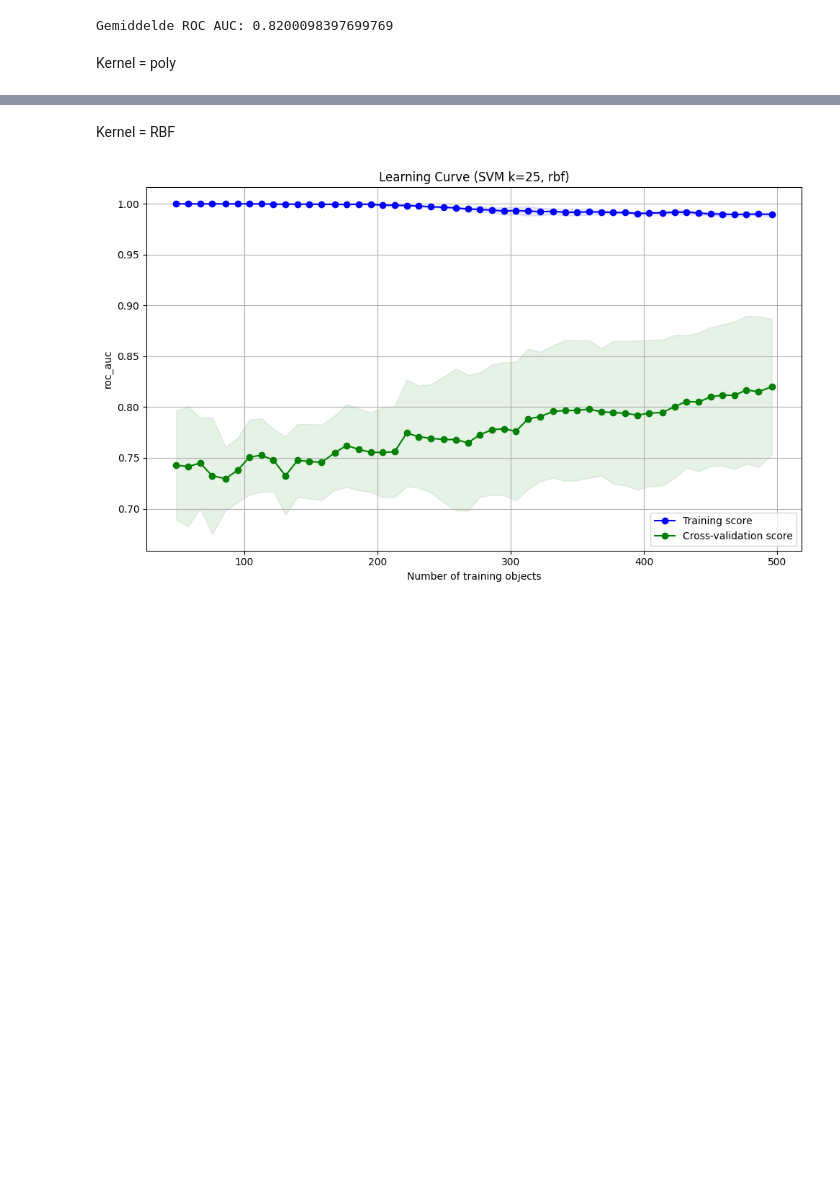
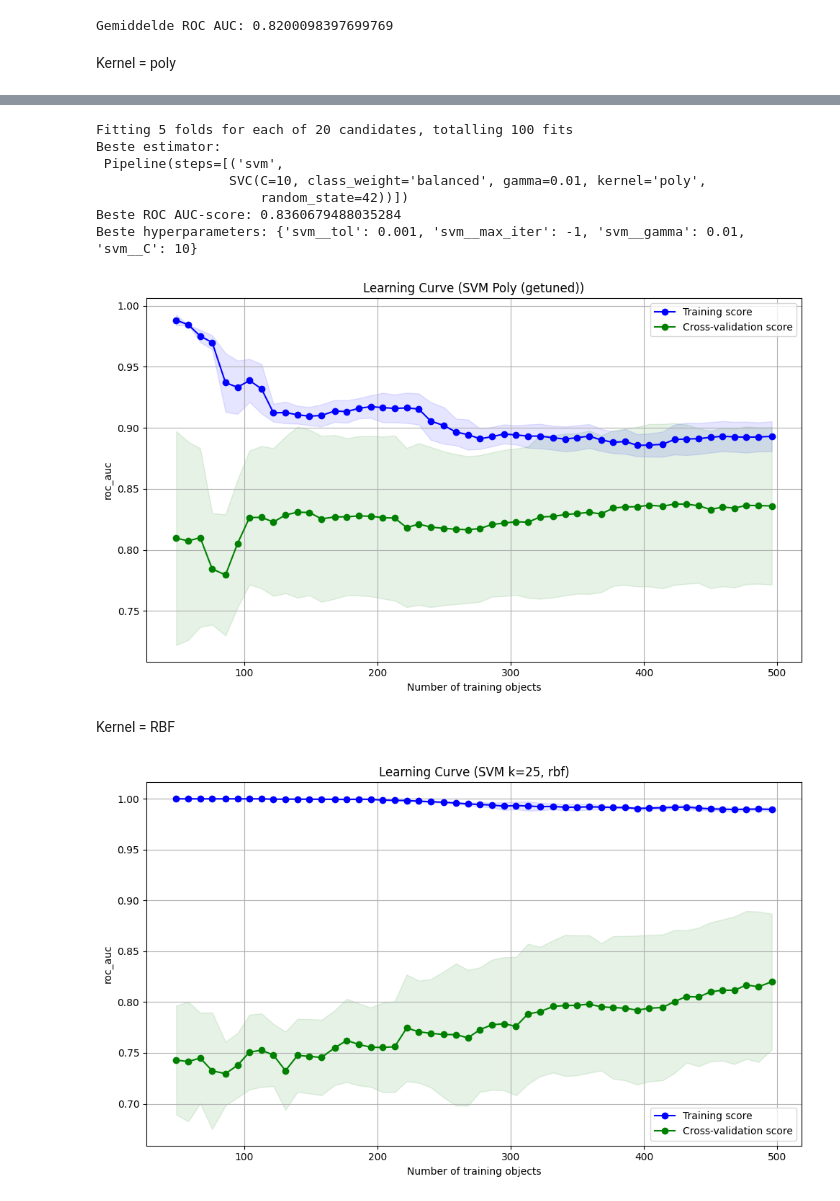
Before and after one commit to mjmklep/Machine-Learning-Group-8, a Jupyter notebook: basic_SVM.ipynb, the cells around one changed output, grey strips where cells are left out. Drawn from its saved outputs; the diff is of its cells as text; code cells hidden in the pictures; blank space fills up the shorter version.

```diff
--- a/basic_SVM.ipynb
+++ b/basic_SVM.ipynb
@@ -559,3 +559,61 @@ Gemiddelde ROC AUC: 0.7796686370929661
+# %%
+# ====== PIPELINE CHARACTERISTICS ======
+svm = SVC(
+    kernel="poly",  # Veranderd van 'rbf' naar 'poly'
+    random_state=42,
+    class_weight='balanced'
+)
+
+# ====== PIPELINE ======
+pipeline = Pipeline([
+    ('svm', svm)
+])
+
+# ====== HYPERPARAMETER ======
+param_grid = {
+    'svm__C': [0.1, 1, 10, 100, 1000],
+    'svm__gamma': [1e-4, 1e-3, 1e-2, 0.1, 1],
+    'svm__tol': [1e-3, 1e-4, 1e-5],
+    'svm__max_iter': [1000, 10000, -1]
+}
+
+# ====== 3. RANDOMIZED SEARCH MET CROSS-VALIDATIE ======
+random_search = RandomizedSearchCV(
+    estimator=pipeline,
+    param_distributions=param_grid,
+    n_iter=20,
+    scoring='roc_auc',
+    cv=cv,
+    n_jobs=-1,
+    verbose=1,
+    refit=True
+)
+
+# ====== 4. TRAINING ======
+random_search.fit(X_selected, y_train)
+
+# ====== 5. RESULTATEN ======
+print("Beste estimator:\n", random_search.best_estimator_)
+print("Beste ROC AUC-score:", random_search.best_score_)
+print("Beste hyperparameters:", random_search.best_params_)
+
+# ====== 6. LEARNING CURVE PLOT ======
+t_plot_learning_curve(
+    X_selected,
+    y_train,
+    classifier=random_search.best_estimator_,
+    scoring='roc_auc',
+    clf_type='SVM Poly (getuned)'
+)
+# %% [output]
+Fitting 5 folds for each of 20 candidates, totalling 100 fits
+Beste estimator:
+ Pipeline(steps=[('svm',
+                 SVC(C=10, class_weight='balanced', gamma=0.01, kernel='poly',
+                     random_state=42))])
+Beste ROC AUC-score: 0.8360679488035284
+Beste hyperparameters: {'svm__tol': 0.001, 'svm__max_iter': -1, 'svm__gamma': 0.01, 'svm__C': 10}
+[figure, added]
 # %% [markdown]
 Kernel = RBF
 # %%
```
Also changed, not shown: parts of 3 cells of this notebook.
